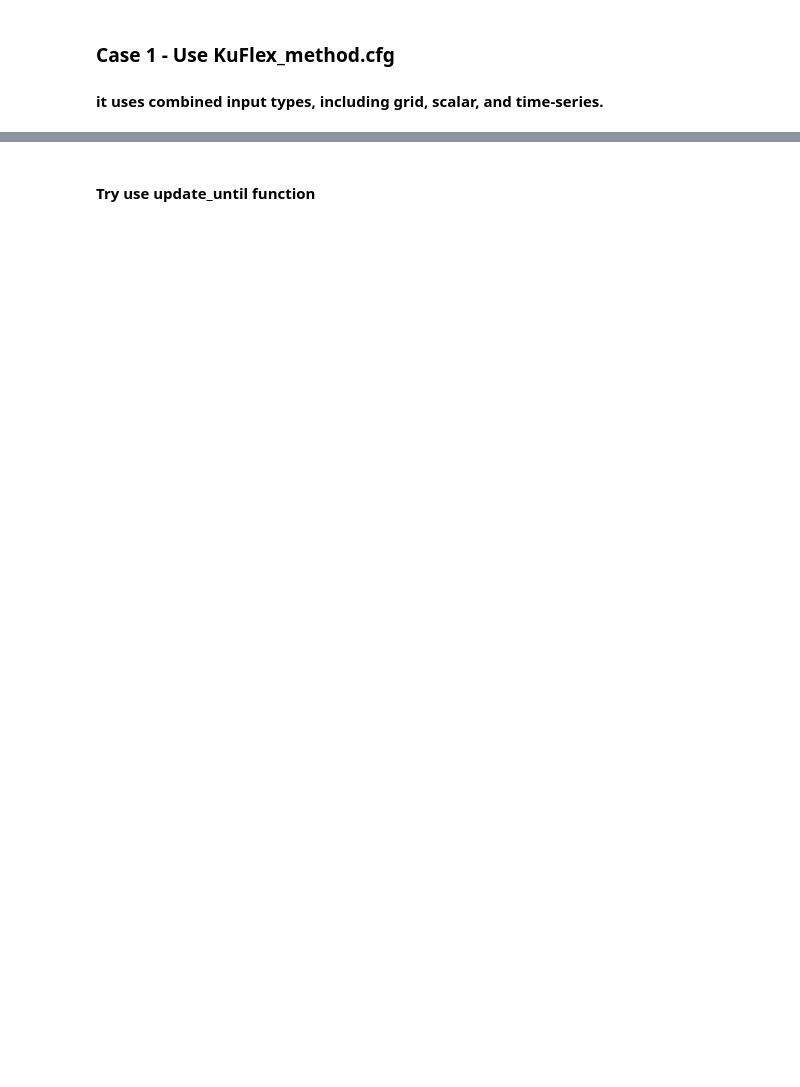
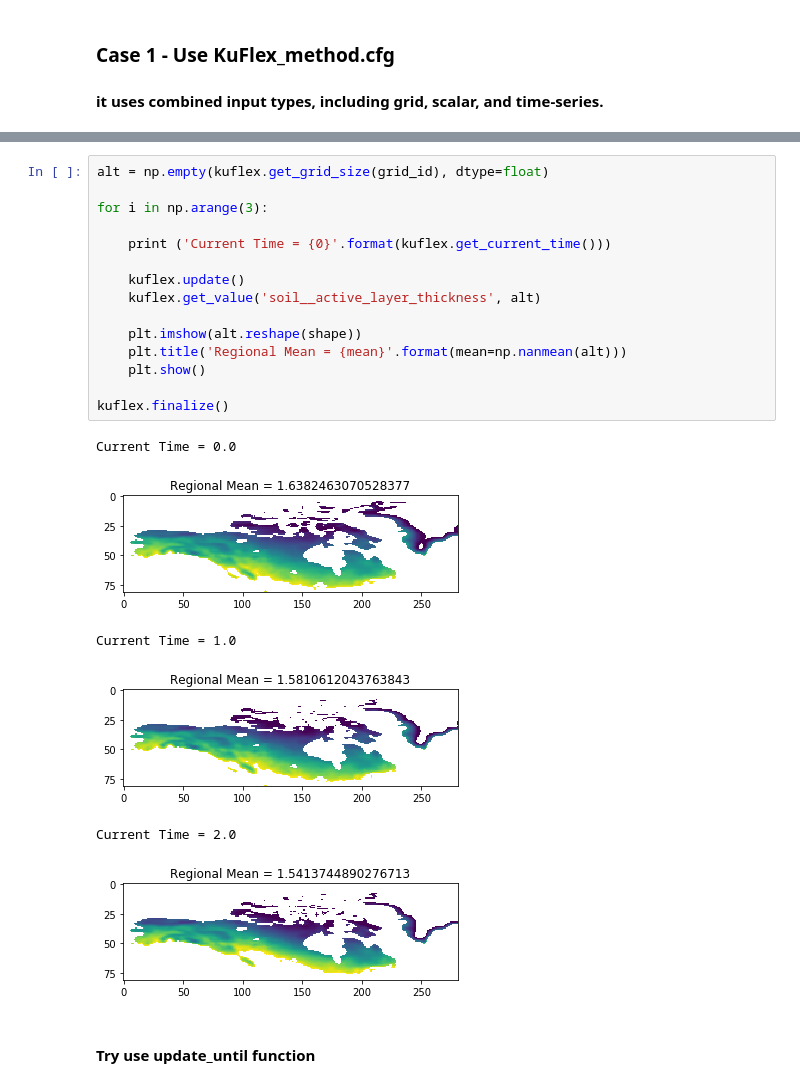
Before and after one commit to permamodel/permamodel, a Jupyter notebook: notebooks/KuFlex.ipynb, the cells around one changed output, grey strips where cells are left out. Cells and saved outputs as stored; diff of their text form; blank space fills up the shorter version.

```diff
--- a/notebooks/KuFlex.ipynb
+++ b/notebooks/KuFlex.ipynb
@@ -72,3 +46,25 @@ Current Time: 2.0
+# %%
+alt = np.empty(kuflex.get_grid_size(grid_id), dtype=float)
+
+for i in np.arange(3):
+
+    print ('Current Time = {0}'.format(kuflex.get_current_time()))
+
+    kuflex.update()
+    kuflex.get_value('soil__active_layer_thickness', alt)
+
+    plt.imshow(alt.reshape(shape))
+    plt.title('Regional Mean = {mean}'.format(mean=np.nanmean(alt)))
+    plt.show()
+
+kuflex.finalize()
+# %% [output]
+Current Time = 0.0
+[figure, added]
+Current Time = 1.0
+[figure, added]
+Current Time = 2.0
+[figure, added]
 # %% [markdown]
 #### Try use update_until function
 # %%
```
Also changed, not shown: parts of 12 cells of this notebook.
